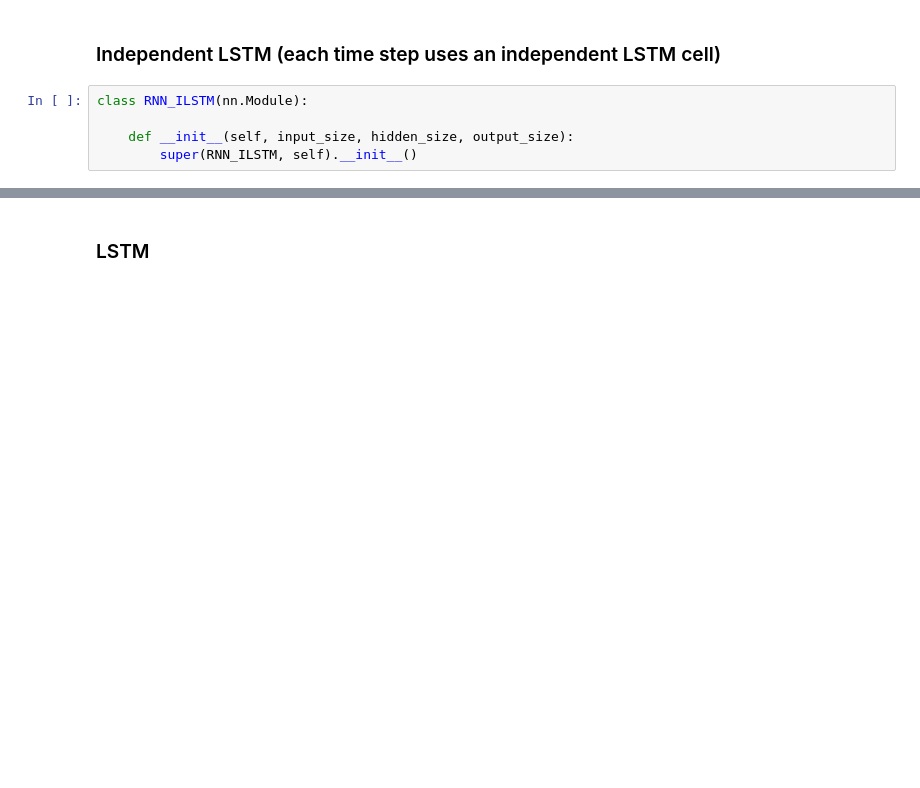
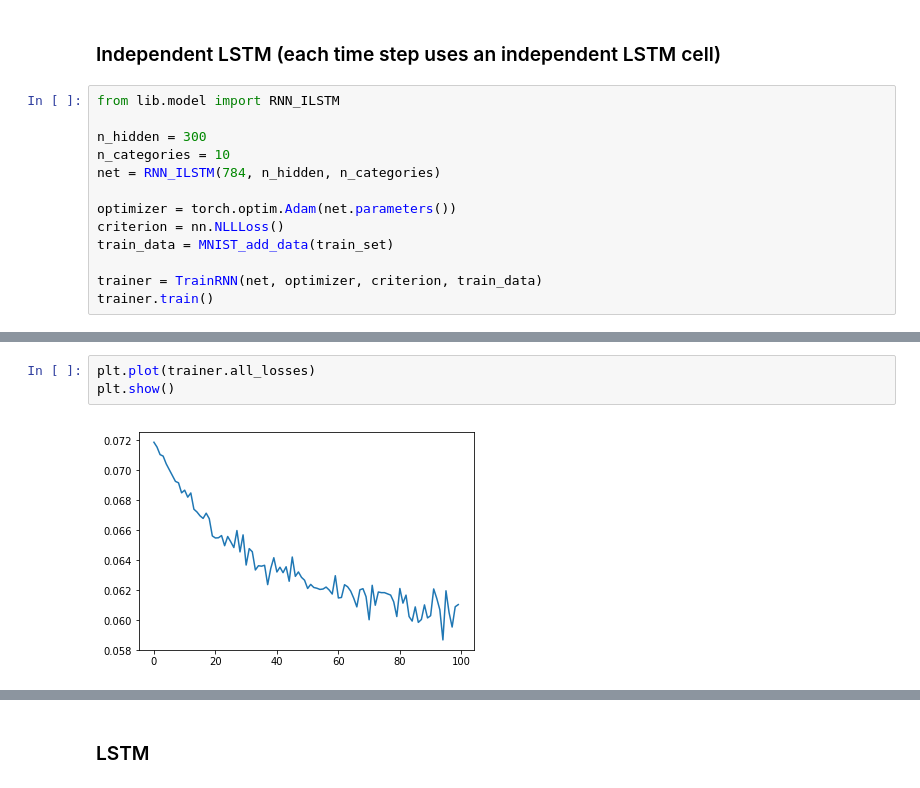
Before and after one commit to nathanwang000/sequence_fun, a Jupyter notebook: sequence_fun.ipynb, the cells around one changed output, grey strips where cells are left out. Cells and saved outputs as stored; diff of their text form; blank space fills up the shorter version.

```diff
--- a/sequence_fun.ipynb
+++ b/sequence_fun.ipynb
@@ -106,7 +152,15 @@ def show_examples(net, xs, ys, n_show=3):
 # %% [markdown]
 ### Independent LSTM (each time step uses an independent LSTM cell)
-# %%
-class RNN_ILSTM(nn.Module):
-
-    def __init__(self, input_size, hidden_size, output_size):
-        super(RNN_ILSTM, self).__init__()
+# %%
+from lib.model import RNN_ILSTM
+
+n_hidden = 300
+n_categories = 10
+net = RNN_ILSTM(784, n_hidden, n_categories)
+
+optimizer = torch.optim.Adam(net.parameters())
+criterion = nn.NLLLoss()
+train_data = MNIST_add_data(train_set)
+
+trainer = TrainRNN(net, optimizer, criterion, train_data)
+trainer.train()
@@ -112,0 +185,5 @@ class RNN_ILSTM(nn.Module):
+# %%
+plt.plot(trainer.all_losses)
+plt.show()
+# %% [output]
+[figure, added]
```
Also changed, not shown: parts of 11 cells of this notebook, 2 other files.
